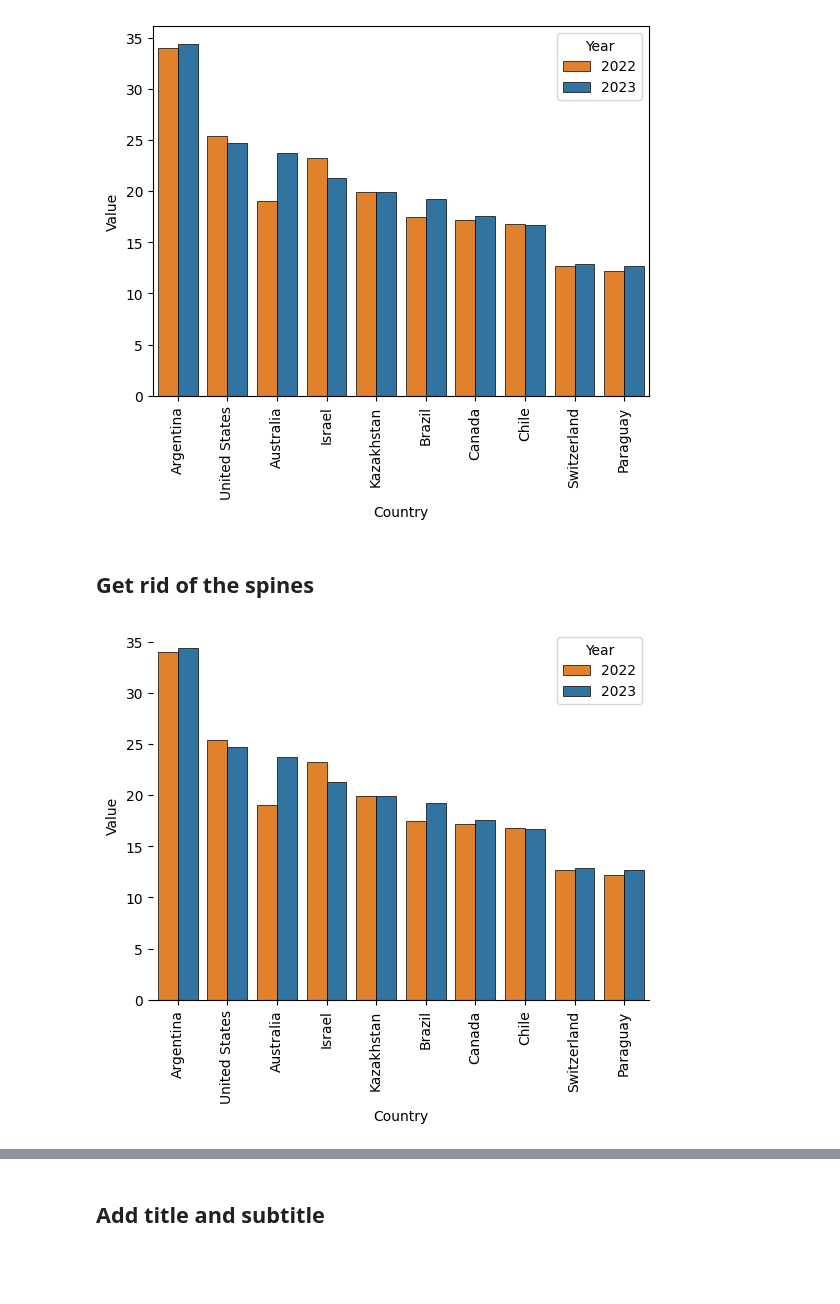
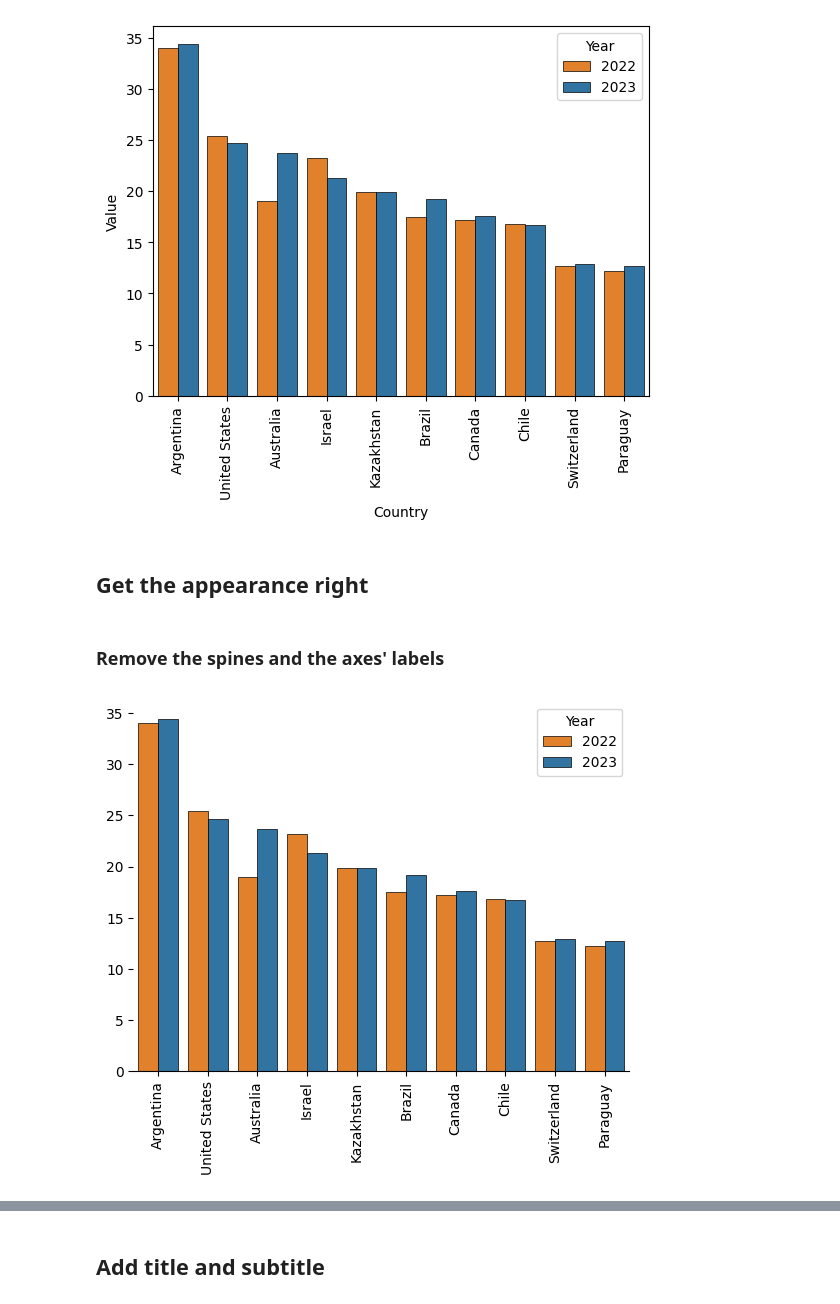
Before and after one commit to bianconif/graphic_communication_notebooks, a Jupyter notebook: notebooks/bar_charts/paired_bar_chart/meat_consumption.ipynb, the cells around one changed output, grey strips where cells are left out. Drawn from its saved outputs; the diff is of its cells as text; code cells hidden in the pictures; blank space fills up the shorter version.

Commit message:
Paired bar chart - first complete version

```diff
--- a/notebooks/bar_charts/paired_bar_chart/meat_consumption.ipynb
+++ b/notebooks/bar_charts/paired_bar_chart/meat_consumption.ipynb
@@ -65,10 +74,14 @@ g = sns.barplot(data=df, x='Country', y='Value', hue='Year', palette=palette, ax
 ax.tick_params('x', rotation=90)
 # %% [output]
 [figure]
+# %% [markdown]
+## Get the appearance right
 # %% [markdown]
-## Get rid of the spines
+### Remove the spines and the axes' labels
 # %%
 ax.spines[['top', 'right', 'left']].set_visible(False)
+ax.set_xlabel(None)
+ax.set_ylabel(None)
 display(fig)
 # %% [output]
-[figure, old version]
+[figure, new version]
```
Also changed, not shown: parts of 16 cells of this notebook.
